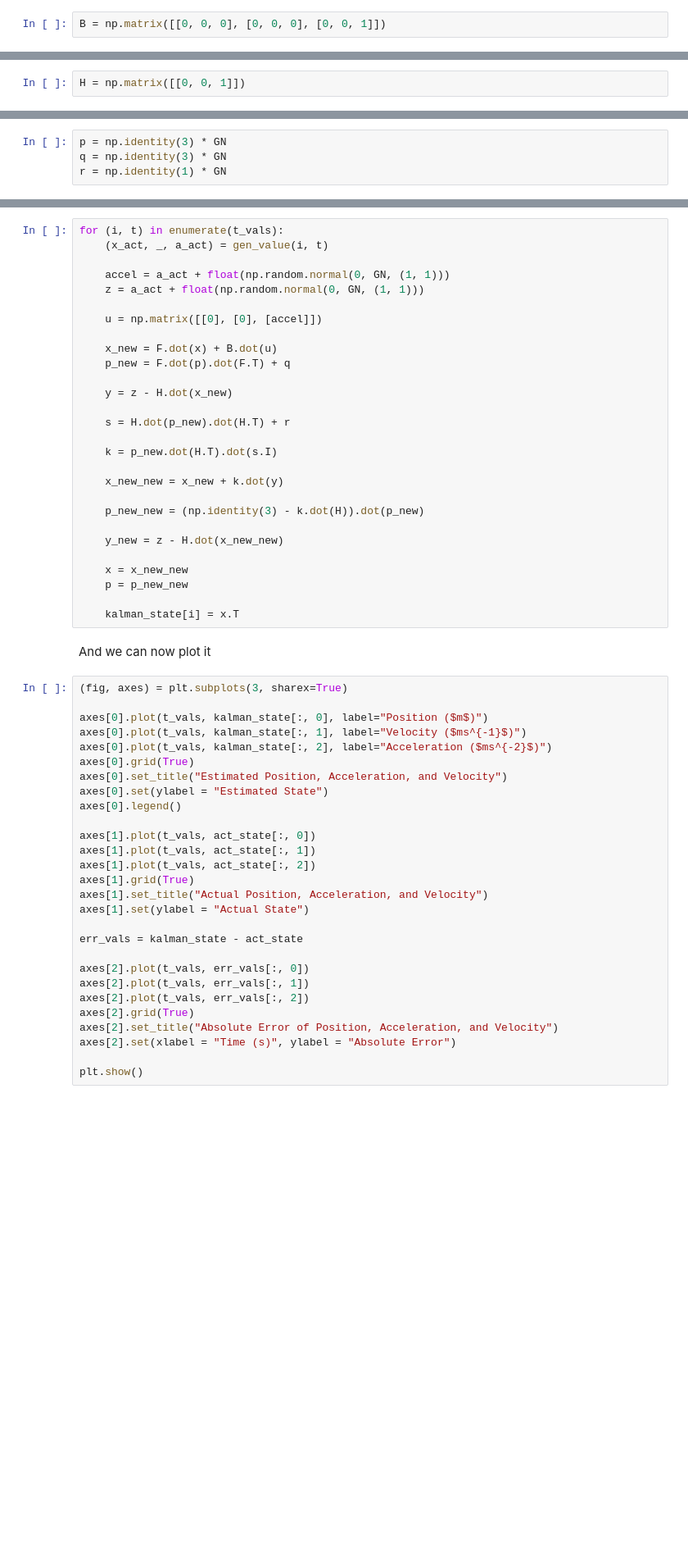
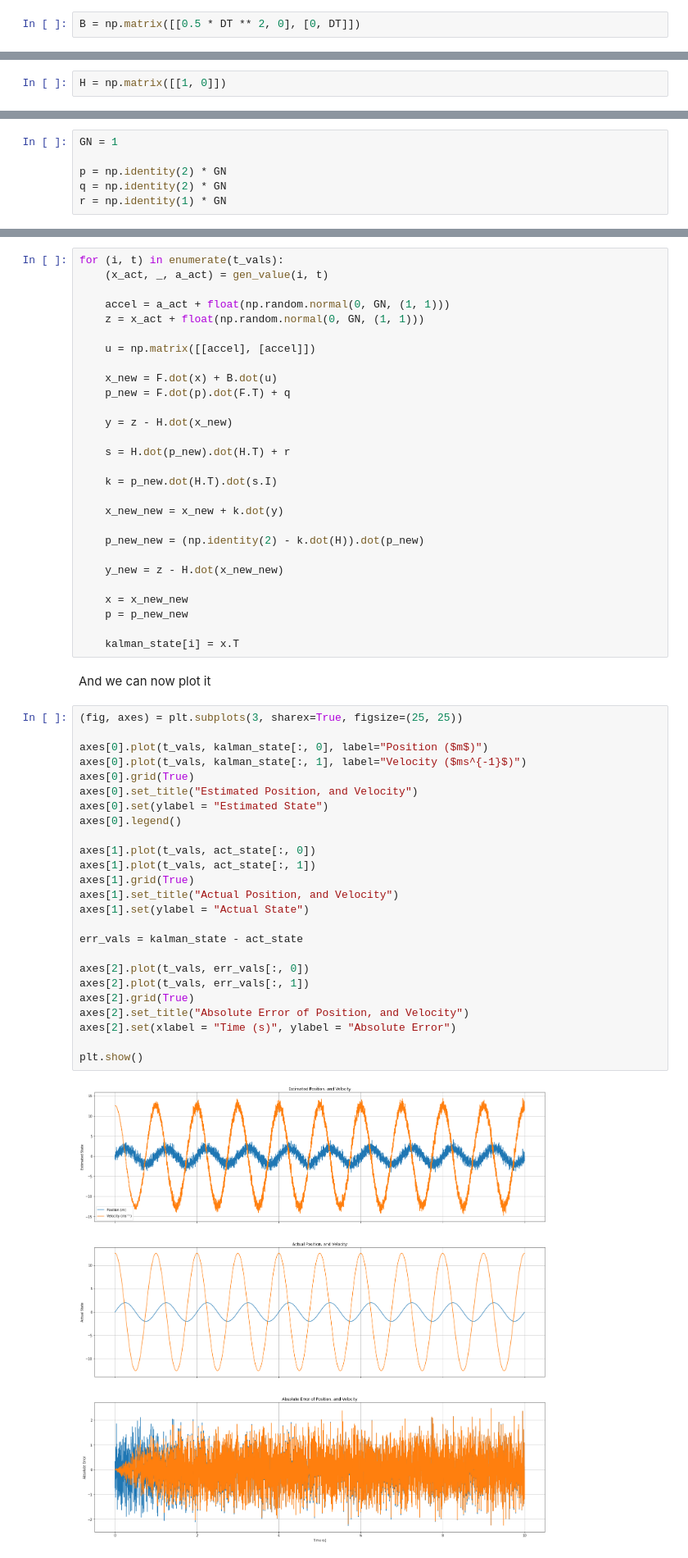
Before and after one commit to whilo192/hardware-navigation, a Jupyter notebook: py-kalman/kalman.ipynb, the cells around one changed output, grey strips where cells are left out. Shown at 82% size. Cells and saved outputs as stored; diff of their text form; blank space fills up the shorter version.

```diff
--- a/py-kalman/kalman.ipynb
+++ b/py-kalman/kalman.ipynb
@@ -36,5 +32,5 @@ $$\mathbf{B} = \begin{bmatrix} 0 & 0 & 0 \\ 0 & 0 & 0 \\ 0 & 0 & 1 \end{bmatrix}
 # %%
-B = np.matrix([[0, 0, 0], [0, 0, 0], [0, 0, 1]])
+B = np.matrix([[0.5 * DT ** 2, 0], [0, DT]])
 # %% [markdown]
 The other half of the Kalman Filter is the measurement step.
 $$\mathbf{z}_k = \mathbf{H}_k \mathbf{x}_k + \mathbf{v}_k$$
@@ -43,4 +39,4 @@ In our case, we are measuring acceleration, so we will just let $\mathbf{z}_k =
 # %%
-H = np.matrix([[0, 0, 1]])
+H = np.matrix([[1, 0]])
 # %% [markdown]
 The process noise has covariance $\mathbf{Q}$, and the observation noise has covariance $\mathbf{R}$. The state, $\mathbf{x}$ also has some estimate of the covariance $\mathbf{P}$
@@ -47,6 +44,8 @@ The process noise has covariance $\mathbf{Q}$, and the observation noise has cov
 # %%
-p = np.identity(3) * GN
-q = np.identity(3) * GN
+GN = 1
+
+p = np.identity(2) * GN
+q = np.identity(2) * GN
 r = np.identity(1) * GN
 # %% [markdown]
 We now want to create matricies to store the historical values, and define some way of calculating $\mathbf{u}_k$
@@ -94,9 +82,9 @@ for (i, t) in enumerate(t_vals):
     (x_act, _, a_act) = gen_value(i, t)
 
     accel = a_act + float(np.random.normal(0, GN, (1, 1)))
-    z = a_act + float(np.random.normal(0, GN, (1, 1)))
+    z = x_act + float(np.random.normal(0, GN, (1, 1)))
 
-    u = np.matrix([[0], [0], [accel]])
+    u = np.matrix([[accel], [accel]])
 
     x_new = F.dot(x) + B.dot(u)
     p_new = F.dot(p).dot(F.T) + q
@@ -109,7 +97,7 @@ for (i, t) in enumerate(t_vals):
 
     x_new_new = x_new + k.dot(y)
 
-    p_new_new = (np.identity(3) - k.dot(H)).dot(p_new)
+    p_new_new = (np.identity(2) - k.dot(H)).dot(p_new)
 
     y_new = z - H.dot(x_new_new)
 
@@ -120,30 +108,29 @@ for (i, t) in enumerate(t_vals):
 # %% [markdown]
 And we can now plot it
 # %%
-(fig, axes) = plt.subplots(3, sharex=True)
+(fig, axes) = plt.subplots(3, sharex=True, figsize=(25, 25))
 
 axes[0].plot(t_vals, kalman_state[:, 0], label="Position ($m$)")
 axes[0].plot(t_vals, kalman_state[:, 1], label="Velocity ($ms^{-1}$)")
-axes[0].plot(t_vals, kalman_state[:, 2], label="Acceleration ($ms^{-2}$)")
 axes[0].grid(True)
-axes[0].set_title("Estimated Position, Acceleration, and Velocity")
+axes[0].set_title("Estimated Position, and Velocity")
 axes[0].set(ylabel = "Estimated State")
 axes[0].legend()
 
 axes[1].plot(t_vals, act_state[:, 0])
 axes[1].plot(t_vals, act_state[:, 1])
-axes[1].plot(t_vals, act_state[:, 2])
 axes[1].grid(True)
-axes[1].set_title("Actual Position, Acceleration, and Velocity")
+axes[1].set_title("Actual Position, and Velocity")
 axes[1].set(ylabel = "Actual State")
 
 err_vals = kalman_state - act_state
 
 axes[2].plot(t_vals, err_vals[:, 0])
 axes[2].plot(t_vals, err_vals[:, 1])
-axes[2].plot(t_vals, err_vals[:, 2])
 axes[2].grid(True)
-axes[2].set_title("Absolute Error of Position, Acceleration, and Velocity")
+axes[2].set_title("Absolute Error of Position, and Velocity")
 axes[2].set(xlabel = "Time (s)", ylabel = "Absolute Error")
 
 plt.show()
+# %% [output]
+[figure, added]
```
Also changed, not shown: parts of 11 cells of this notebook.
